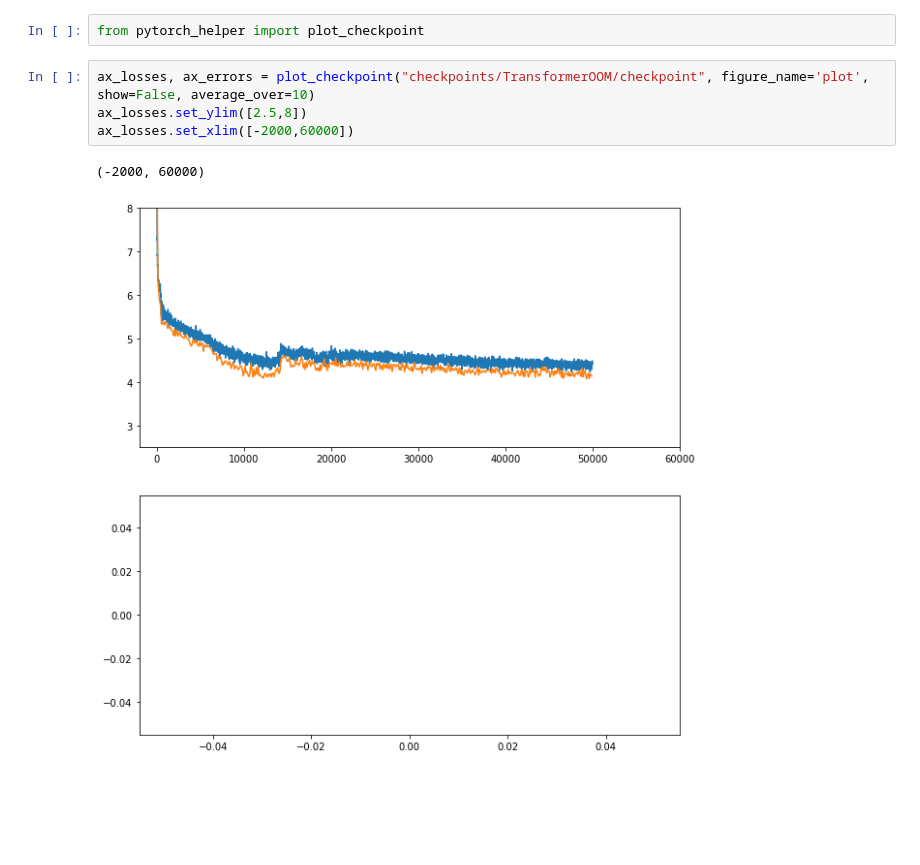
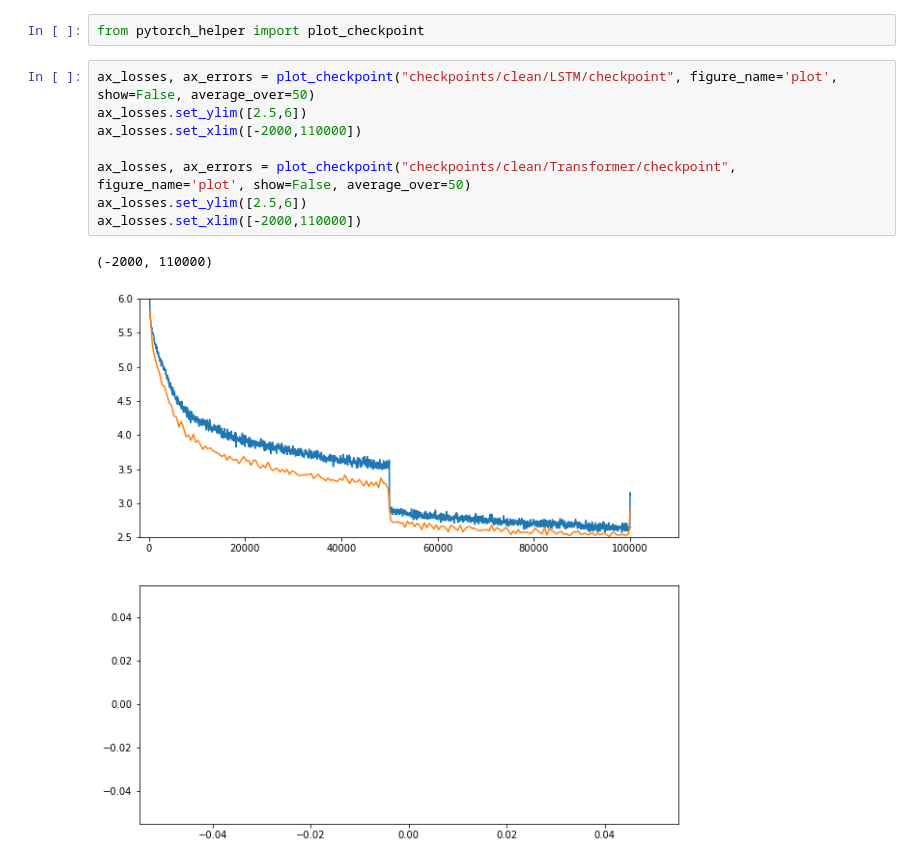
Before and after one commit to dmcinerney/Summarization, a Jupyter notebook: plot_checkpoint.ipynb, the cells around one changed output. Saved outputs shown, nothing was run; the diff lists cells and outputs as text; blank space fills up the shorter version.

```diff
--- a/plot_checkpoint.ipynb
+++ b/plot_checkpoint.ipynb
@@ -1,9 +1,13 @@
 # %%
 from pytorch_helper import plot_checkpoint
 # %%
-ax_losses, ax_errors = plot_checkpoint("checkpoints/TransformerOOM/checkpoint", figure_name='plot', show=False, average_over=10)
-ax_losses.set_ylim([2.5,8])
-ax_losses.set_xlim([-2000,60000])
+ax_losses, ax_errors = plot_checkpoint("checkpoints/clean/LSTM/checkpoint", figure_name='plot', show=False, average_over=50)
+ax_losses.set_ylim([2.5,6])
+ax_losses.set_xlim([-2000,110000])
+
+ax_losses, ax_errors = plot_checkpoint("checkpoints/clean/Transformer/checkpoint", figure_name='plot', show=False, average_over=50)
+ax_losses.set_ylim([2.5,6])
+ax_losses.set_xlim([-2000,110000])
 # %% [output]
-(-2000, 60000)
+(-2000, 110000)
-[figure, old version]
+[figure, new version]
```
Also changed, not shown: parts of 1 cell of this notebook, 16 other files.
